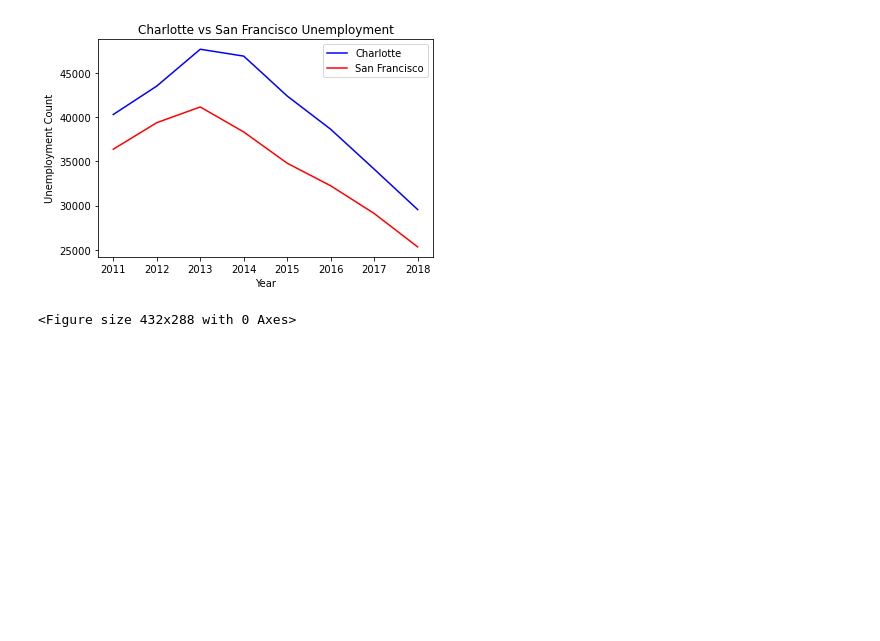
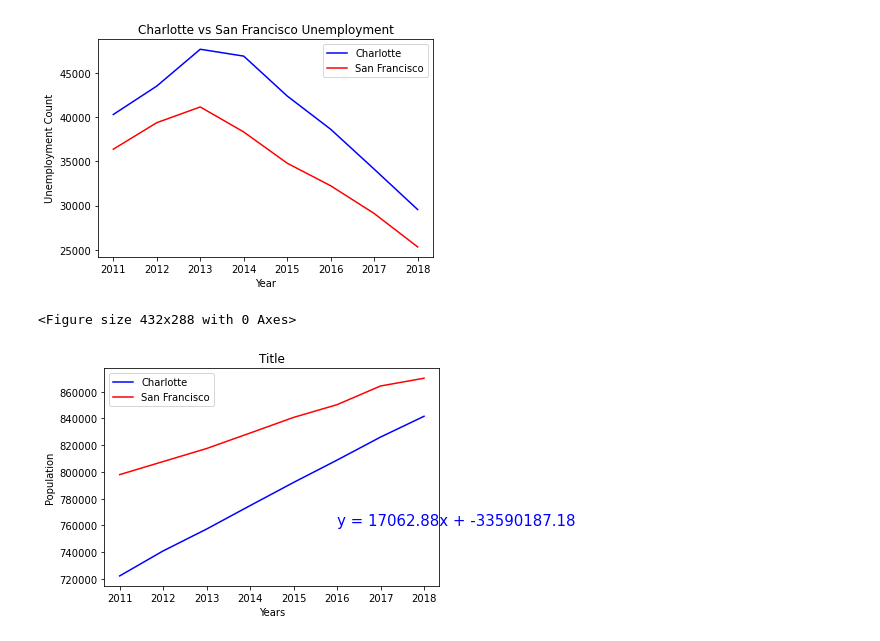
Before and after one commit to plmcgriff21/Project1, a Jupyter notebook: CLT_SF_Line_Graphs.ipynb, the cells around one changed output. Cells and saved outputs as stored; diff of their text form; code cells hidden in the pictures; blank space fills up the shorter version.

```diff
--- a/CLT_SF_Line_Graphs.ipynb
+++ b/CLT_SF_Line_Graphs.ipynb
@@ -81,3 +94,27 @@ plt.savefig("LinegraphFigs/CLT_vs_SF_Unemployment")
 # %% [output]
 [figure]
 <Figure size 432x288 with 0 Axes>
+# %%
+#Charlotte Population Linear Regression
+charlotte_plot = plt.plot(charlotte_data['Year'], charlotte_data['Population'] , color='blue', label = 'Charlotte')
+san_francisco_plot = plt.plot(san_francisco_data['Year'], san_francisco_data['Population'] , color='red',
+                              label = 'San Francisco')
+
+plt.legend(loc="best")
+
+plt.title('Charlotte vs San Francisco Population')
+plt.xlabel("Year")
+plt.ylabel("Population")
+
+clt_x_values = charlotte_data["Year"]
+clt_y_values = charlotte_data["Population"]
+slope, intercept, rvalue, pvalue, stderr = linregress(clt_x_values, clt_y_values)
+regress_values = clt_x_values * slope + intercept
+line_eq = "y = " + str(round(slope,2)) + "x + " + str(round(intercept,2))
+plt.annotate(line_eq,(2016,760000),fontsize=15,color="blue")
+plt.xlabel('Years')
+plt.ylabel('Population')
+plt.title('Title')
+plt.show()
+# %% [output]
+[figure, added]
```
Also changed, not shown: parts of 3 cells of this notebook.
